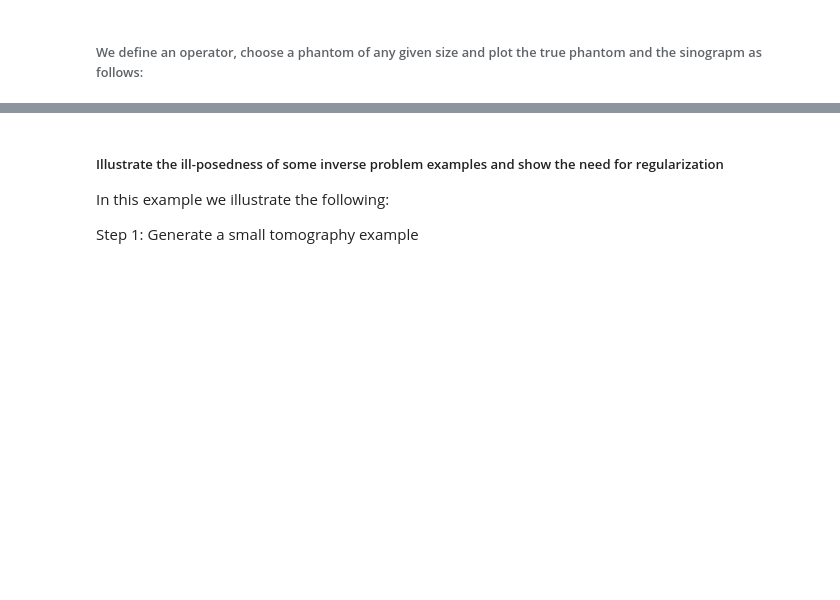
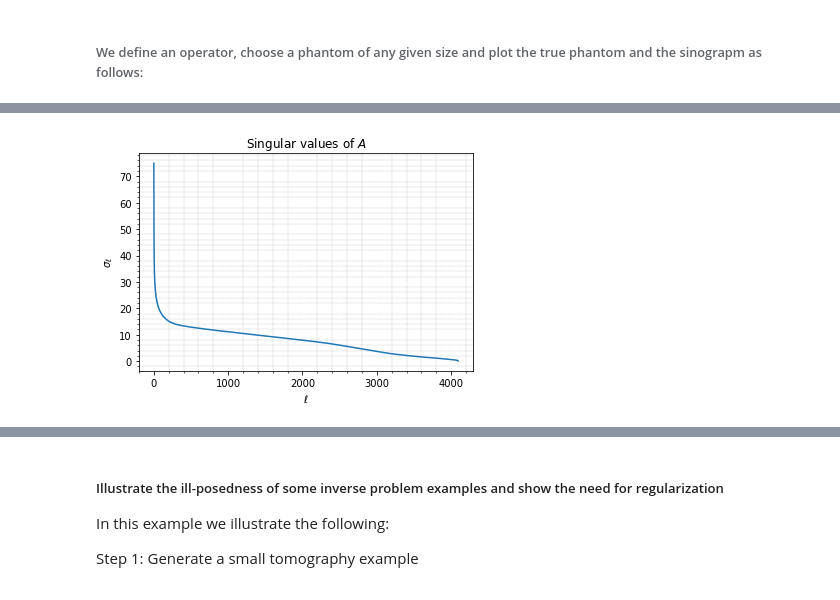
Before and after one commit to mpasha3/trips-py, a Jupyter notebook: demos/demo_ill-posedness_Tomo.ipynb, the cells around one changed output, grey strips where cells are left out. Cells and saved outputs as stored; diff of their text form; code cells hidden in the pictures; blank space fills up the shorter version.

```diff
--- a/demos/demo_ill-posedness_Tomo.ipynb
+++ b/demos/demo_ill-posedness_Tomo.ipynb
@@ -75,0 +85,9 @@ plt.subplot(1,3,3), plt.title('b'), plt.axis('off'), plt.imshow(x_true.reshape((
+# %%
+# If the operator is sparse, we convert it to dense
+plot_singular_values_svd(Operator = A.todense(), parameter = 'A')
+# If the operator is in the matrix form, but very large and sparse, the following commands can be used to compute the SVD
+# import scipy
+# [U, S, V] = scipy.sparse.linalg.svds(A, 100)
+# 100 defines the number of singular values to be computed
+# %% [output]
+[figure, added]
```
Also changed, not shown: parts of 13 cells of this notebook.
